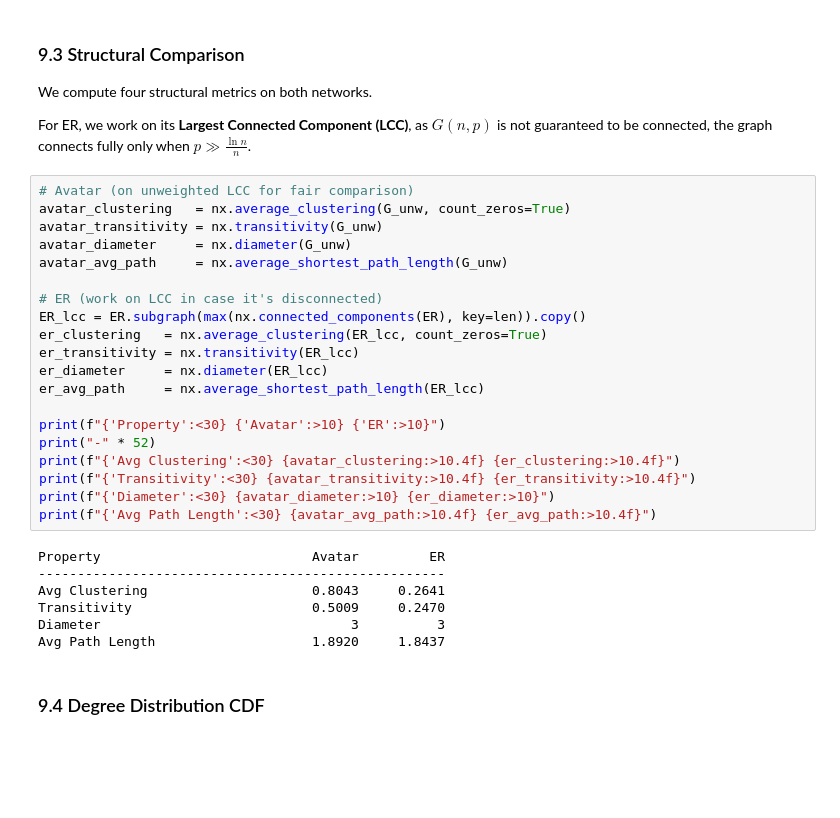
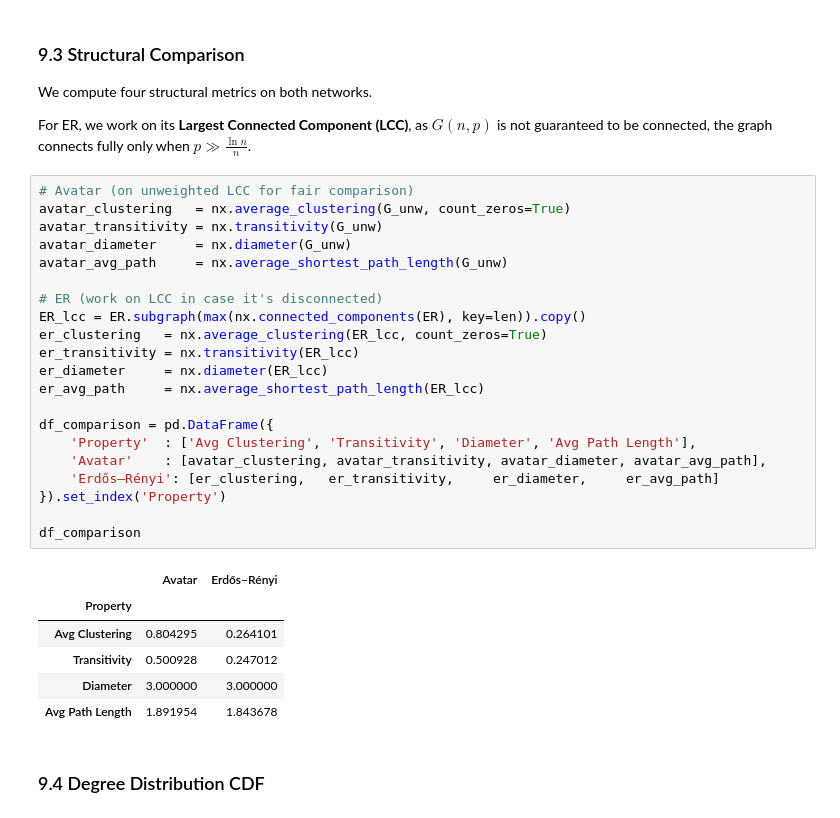
Before and after one commit to MoriondoTommaso/social-network-analysis-avatar-movie, a Jupyter notebook: notebooks/notebooks.ipynb, the cells around one changed output. Saved outputs shown, nothing was run; the diff lists cells and outputs as text; blank space fills up the shorter version.

```diff
--- a/notebooks/notebooks.ipynb
+++ b/notebooks/notebooks.ipynb
@@ -795,33 +804,34 @@ ER (Density): 0.2506
 We compute four structural metrics on both networks.
 
 For ER, we work on its **Largest Connected Component (LCC)**, as $G(n,p)$ is not guaranteed to be connected, the graph connects fully only when $p \gg \frac{\ln n}{n}$.
-# %%
-# Avatar (on unweighted LCC for fair comparison)
-avatar_clustering   = nx.average_clustering(G_unw, count_zeros=True)
-avatar_transitivity = nx.transitivity(G_unw)
-avatar_diameter     = nx.diameter(G_unw)
-avatar_avg_path     = nx.average_shortest_path_length(G_unw)
-
-# ER (work on LCC in case it's disconnected)
-ER_lcc = ER.subgraph(max(nx.connected_components(ER), key=len)).copy()
-er_clustering   = nx.average_clustering(ER_lcc, count_zeros=True)
-er_transitivity = nx.transitivity(ER_lcc)
-er_diameter     = nx.diameter(ER_lcc)
-er_avg_path     = nx.average_shortest_path_length(ER_lcc)
-
-print(f"{'Property':<30} {'Avatar':>10} {'ER':>10}")
-print("-" * 52)
-print(f"{'Avg Clustering':<30} {avatar_clustering:>10.4f} {er_clustering:>10.4f}")
-print(f"{'Transitivity':<30} {avatar_transitivity:>10.4f} {er_transitivity:>10.4f}")
-print(f"{'Diameter':<30} {avatar_diameter:>10} {er_diameter:>10}")
-print(f"{'Avg Path Length':<30} {avatar_avg_path:>10.4f} {er_avg_path:>10.4f}")
-# %% [output]
-Property                           Avatar         ER
-----------------------------------------------------
-Avg Clustering                     0.8043     0.2641
-Transitivity                       0.5009     0.2470
-Diameter                                3          3
-Avg Path Length                    1.8920     1.8437
+# %%
+# Avatar (on unweighted LCC for fair comparison)
+avatar_clustering   = nx.average_clustering(G_unw, count_zeros=True)
+avatar_transitivity = nx.transitivity(G_unw)
+avatar_diameter     = nx.diameter(G_unw)
+avatar_avg_path     = nx.average_shortest_path_length(G_unw)
+
+# ER (work on LCC in case it's disconnected)
+ER_lcc = ER.subgraph(max(nx.connected_components(ER), key=len)).copy()
+er_clustering   = nx.average_clustering(ER_lcc, count_zeros=True)
+er_transitivity = nx.transitivity(ER_lcc)
+er_diameter     = nx.diameter(ER_lcc)
+er_avg_path     = nx.average_shortest_path_length(ER_lcc)
+
+df_comparison = pd.DataFrame({
+    'Property'  : ['Avg Clustering', 'Transitivity', 'Diameter', 'Avg Path Length'],
+    'Avatar'    : [avatar_clustering, avatar_transitivity, avatar_diameter, avatar_avg_path],
+    'Erdős–Rényi': [er_clustering,   er_transitivity,     er_diameter,     er_avg_path]
+}).set_index('Property')
+
+df_comparison
+# %% [output]
+|  | Avatar | Erdős–Rényi |
+| Property |  |  |
+| Avg Clustering | 0.804295 | 0.264101 |
+| Transitivity | 0.500928 | 0.247012 |
+| Diameter | 3.000000 | 3.000000 |
+| Avg Path Length | 1.891954 | 1.843678 |
 # %% [markdown]
 ### 9.4 Degree Distribution CDF
 # %%
```
Also changed, not shown: parts of 26 cells of this notebook.
